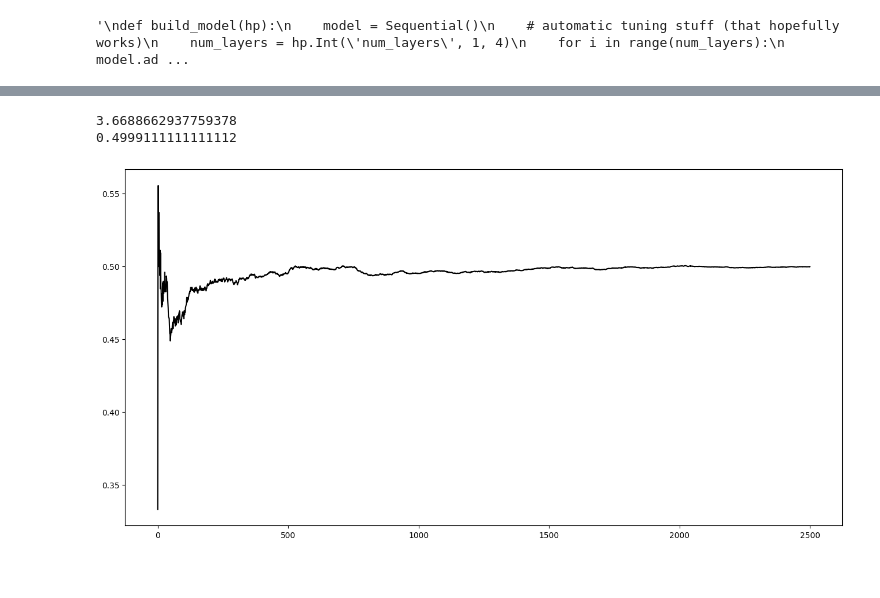
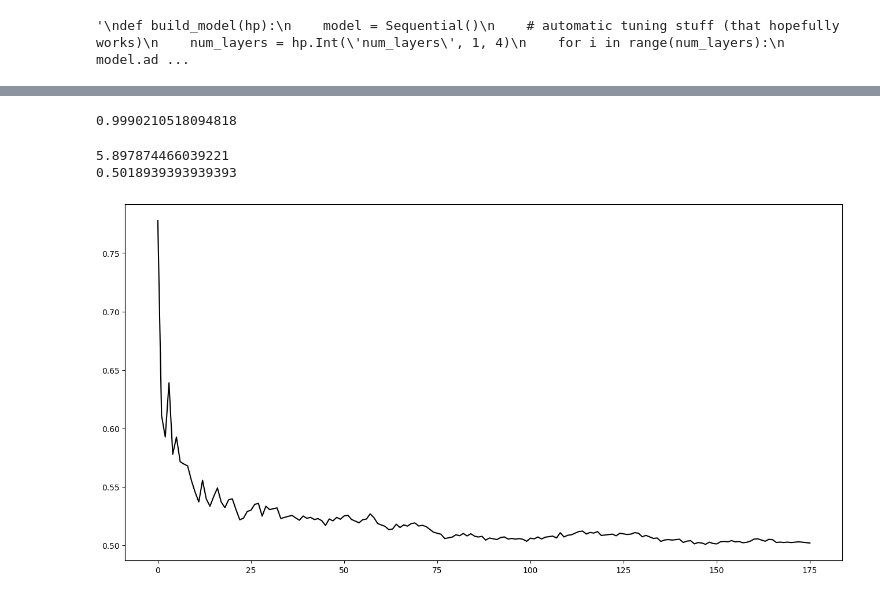
Before and after one commit to kwandji113/Algorithmic-Trading-Bot-, a Jupyter notebook: algorithmictrading (1).ipynb, the cells around one changed output, grey strips where cells are left out. Saved outputs shown, nothing was run; the diff lists cells and outputs as text; code cells hidden in the pictures.

Commit message:
Implemented final t-test, which showed that our model will not make any money.

```diff
--- a/algorithmictrading (1).ipynb
+++ b/algorithmictrading (1).ipynb
@@ -185,7 +186,7 @@ import keras
 from keras_tuner import HyperParameters, RandomSearch
 from keras.models import load_model
 #num_features = xs[1].shape[1]
-model = tf.keras.models.load_model('FinalModelADX.keras')
+model = tf.keras.models.load_model('FinalModel.keras')
 # %%
 '''
 def build_model(hp):
@@ -287,2 +282,0 @@ def create_prediction_dictionary():
-# %%
-pred_dict = create_prediction_dictionary()
@@ -306,0 +283,8 @@ pred_dict = create_prediction_dictionary()
+# %%
+def create_prediction_dict():
+    pred_dict = {}
+    for stock in training_vals:
+        y_pred = model.predict(X_test_dict[stock])
+        pred_dict[stock] = y_pred
+    return pred_dict
+stock_pred_dict = create_prediction_dict()
@@ -307,9 +348,26 @@ pred_dict = create_prediction_dictionary()
+# %%
+from scipy import stats
+def one_sided_2_sample_test(predicted: list, random: list) -> bool:
+    _, p_value = stats.ttest_ind(predicted, random, alternative='greater')
+    return p_value
+
+def actual_test(index_range):
+    random_list = []
+    predicted_list = []
+    for i in range(index_range):
+        predicted_list.append(find_best_stock(i))
+        random_list.append(random_stock_data(i))
+    return one_sided_2_sample_test(predicted_list, random_list)
+
+actual_test(100)
+# %% [output]
+0.9990210518094818
 # %%
 def create_test_set(index, prediction_index, graph = False):
     test = training_vals[index]
-    Y_test = pred_dict[1][test]
+    Y_test = Y_test_dict[test]
     test_scaler = scalers[test]
-    y_pred = pred_dict[0][test]
+    y_pred = stock_pred_dict[test]
     avg_error = 0
     for i in range(len(Y_test[prediction_index])):
         avg_error += abs(Y_test[prediction_index][i] - y_pred[prediction_index][i])
@@ -341,21 +399,21 @@ def create_test_set(index, prediction_index, graph = False):
 # %%
 sd_avg_error = 0
 sd_avg_direction = 0
 counter = 0
 list_thing = []
 for i in range(len(training_vals)):
-    for k in range(0, 100):
+    for k in range(0, 8):
         l = create_test_set(i, k)
         sd_avg_error += l[0]
         sd_avg_direction += l[1]
         counter += 1
         list_thing.append(sd_avg_direction / counter)
 print(sd_avg_error / counter)
 print(sd_avg_direction / counter)
 plt.figure(figsize=(16,8))
 plt.plot(list_thing, color = 'black', label = 'Test')
 plt.show()
 # %% [output]
-3.6688662937759378
-0.4999111111111112
+5.897874466039221
+0.5018939393939393
-[figure, old version]
+[figure, new version]
```
Also changed, not shown: parts of 11 cells of this notebook, 1 other file.
